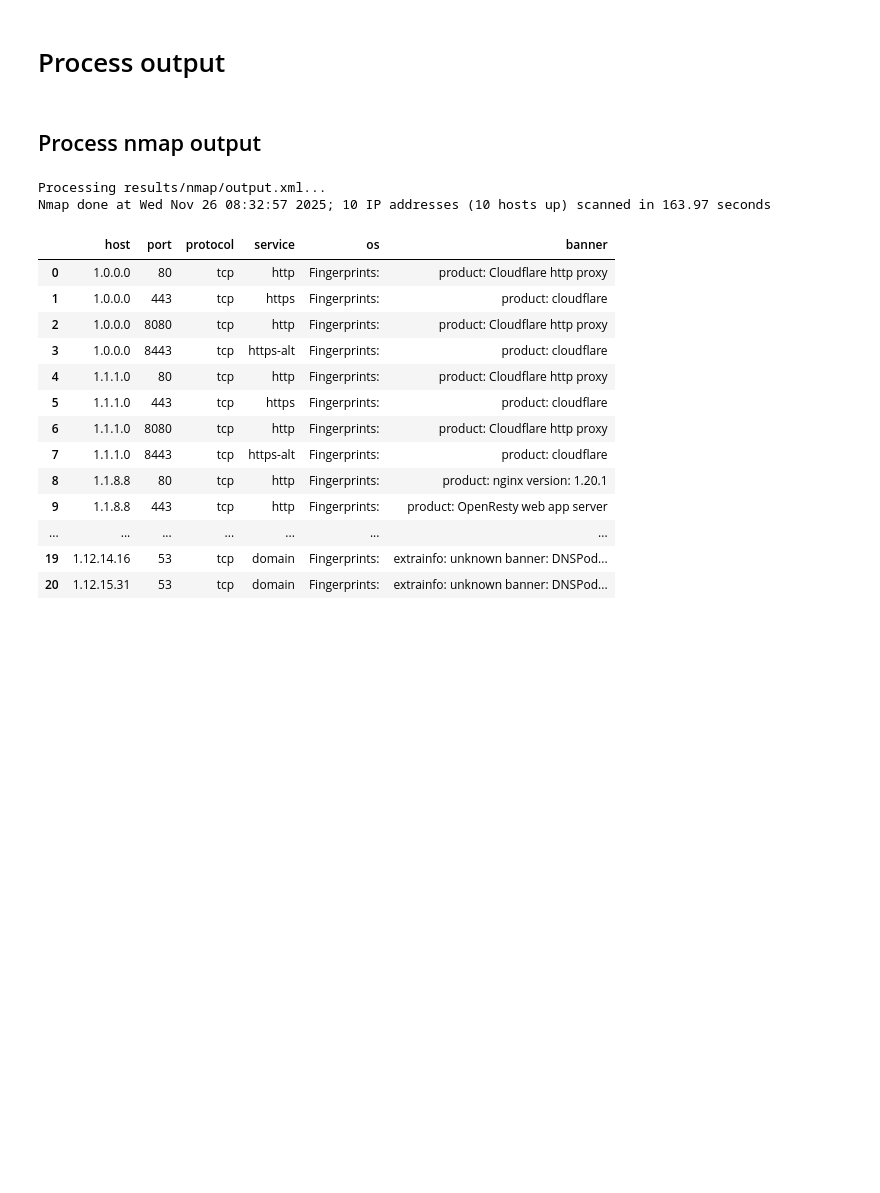
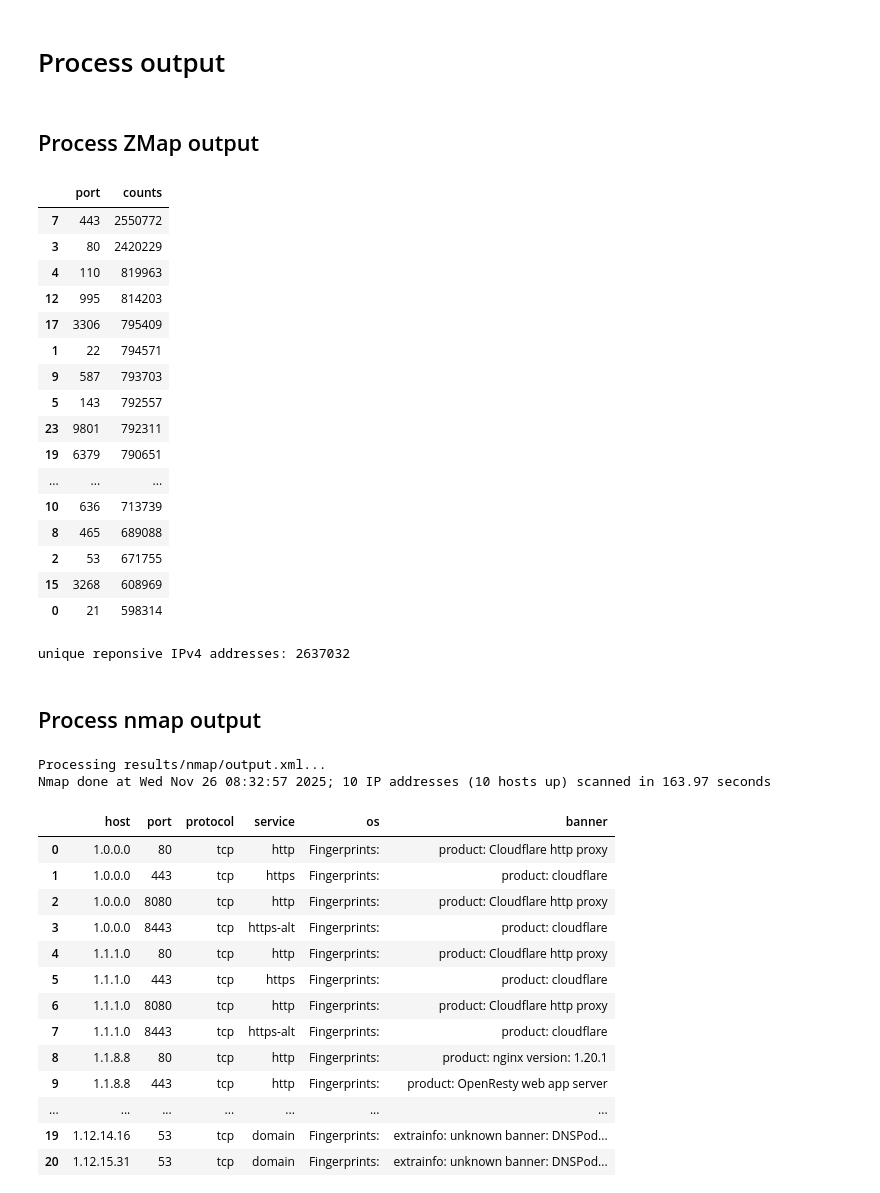
Before and after one commit to gustavoluvizotto/anycast-service-discovery, a Jupyter notebook: measurements/process_input_output.ipynb, the cells around one changed output. Saved outputs shown, nothing was run; the diff lists cells and outputs as text; code cells hidden in the pictures; blank space fills up the shorter version.

```diff
--- a/measurements/process_input_output.ipynb
+++ b/measurements/process_input_output.ipynb
@@ -89,2 +95,15 @@ anycast_ipv4_pdf["prefix"].to_csv(f"anycast_prefixes_{ts.year}_{ts.month:02d}_{t
+# %%
+# zmap v4 files are like: zmap_465_20251127123220_v4.csv
+zmap_v4_files = glob("results/zmap/*_v4.csv")
+
+zmap_v4_pdf = pd.DataFrame(columns=["saddr", "port"])
+for zmap_v4_file in zmap_v4_files:
+    # extracting the port from the file name
+    port = int(zmap_v4_file.split("_")[-3])
+    zmap_port_v4_pdf = pd.read_csv(zmap_v4_file)
+    zmap_port_v4_pdf["port"] = port
+    zmap_v4_pdf = pd.concat([zmap_v4_pdf, zmap_port_v4_pdf[["saddr", "port"]]], ignore_index=True)
+
+zmap_v4_pdf.drop_duplicates(["saddr"])["saddr"].to_csv(f"input/zmap_responsive_ipv4_addresses_{ts.year}{ts.month:02d}{ts.day:02d}.csv", index=False, header=False)
 # %% [markdown]
 ## IPv6
@@ -162,6 +202,44 @@ print(len(responsive_ipv6_pdf))
 responsive_ipv6_pdf["ipv6"].to_csv(f"input/responsive_anycast_ipv6_addresses_{ts_v6.year}{ts_v6.month:02d}{ts_v6.day:02d}.csv", index=False, header=False)
 # %% [markdown]
 # Process output
+# %% [markdown]
+## Process ZMap output
+# %%
+# zmap v4 files are like: zmap_465_20251127123220_v4.csv
+zmap_v4_files = glob("results/zmap/*_v4.csv")
+
+zmap_v4_pdf = pd.DataFrame(columns=["saddr", "port"])
+for zmap_v4_file in zmap_v4_files:
+    # extracting the port from the file name
+    port = int(zmap_v4_file.split("_")[-3])
+    zmap_port_v4_pdf = pd.read_csv(zmap_v4_file)
+    zmap_port_v4_pdf["port"] = port
+    zmap_v4_pdf = pd.concat([zmap_v4_pdf, zmap_port_v4_pdf[["saddr", "port"]]], ignore_index=True)
+
+display(
+    zmap_v4_pdf.groupby("port").size().reset_index(name="counts").sort_values(by="counts", ascending=False)
+)
+
+print("unique reponsive IPv4 addresses:", zmap_v4_pdf["saddr"].nunique())
+# %% [output]
+|  | port | counts |
+| 7 | 443 | 2550772 |
+| 3 | 80 | 2420229 |
+| 4 | 110 | 819963 |
+| 12 | 995 | 814203 |
+| 17 | 3306 | 795409 |
+| 1 | 22 | 794571 |
+| 9 | 587 | 793703 |
+| 5 | 143 | 792557 |
+| 23 | 9801 | 792311 |
+| 19 | 6379 | 790651 |
+| ... | ... | ... |
+| 10 | 636 | 713739 |
+| 8 | 465 | 689088 |
+| 2 | 53 | 671755 |
+| 15 | 3268 | 608969 |
+| 0 | 21 | 598314 |
+unique reponsive IPv4 addresses: 2637032
 # %% [markdown]
 ## Process nmap output
 # %%
```
Also changed, not shown: parts of 10 cells of this notebook, 2 other files.
